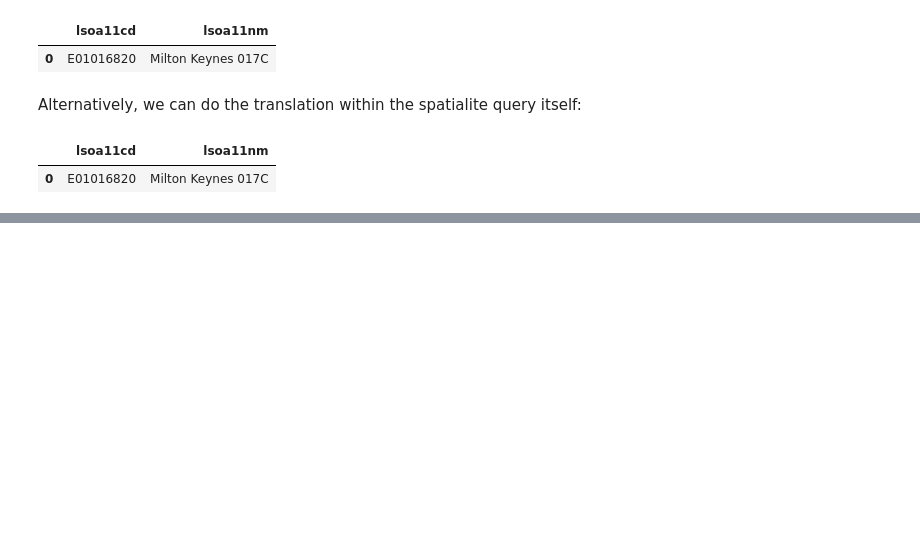
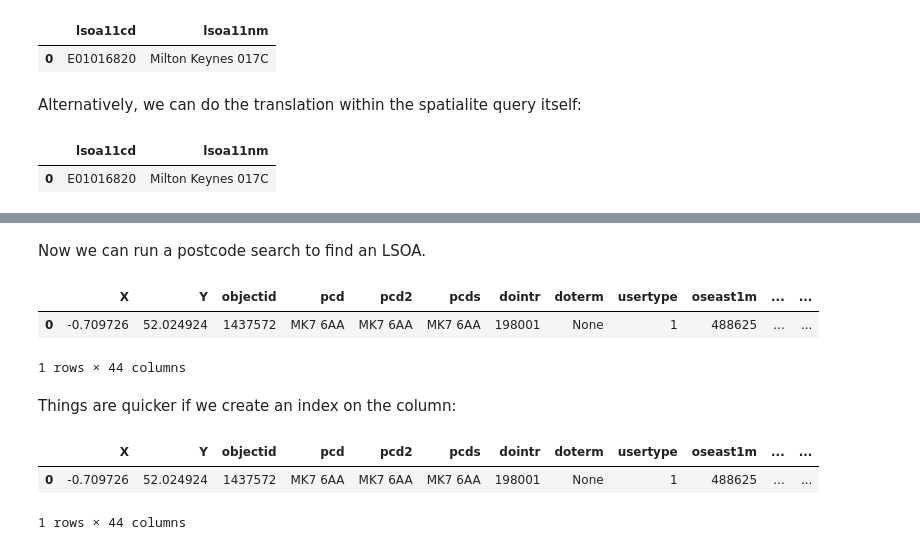
Before and after one commit to psychemedia/crime-data-demo, a Jupyter notebook: LSOA Sketches.ipynb, the cells around one changed output, grey strips where cells are left out. Cells and saved outputs as stored; diff of their text form; code cells hidden in the pictures; blank space fills up the shorter version.

```diff
--- a/LSOA Sketches.ipynb
+++ b/LSOA Sketches.ipynb
@@ -190,0 +243,11 @@ pd.read_sql(q, conn)
+# %% [markdown]
+Now we can run a postcode search to find an LSOA.
+# %%
+q="SELECT * FROM postcodes WHERE pcd='MK7 6AA'"
+pd.read_sql(q, conn)
+# %% [output]
+|  | X | Y | objectid | pcd | pcd2 | pcds | dointr | doterm | usertype | oseast1m | ... | ... |
+| 0 | -0.709726 | 52.024924 | 1437572 | MK7 6AA | MK7 6AA | MK7 6AA | 198001 | None | 1 | 488625 | ... | ... |
+1 rows × 44 columns
+# %% [markdown]
+Things are quicker if we create an index on the column:
@@ -190,0 +260,7 @@ pd.read_sql(q, conn)
+# %%
+q="SELECT * FROM postcodes WHERE pcd='MK7 6AA'"
+pd.read_sql(q, conn)
+# %% [output]
+|  | X | Y | objectid | pcd | pcd2 | pcds | dointr | doterm | usertype | oseast1m | ... | ... |
+| 0 | -0.709726 | 52.024924 | 1437572 | MK7 6AA | MK7 6AA | MK7 6AA | 198001 | None | 1 | 488625 | ... | ... |
+1 rows × 44 columns
```
Also changed, not shown: parts of 10 cells of this notebook.
